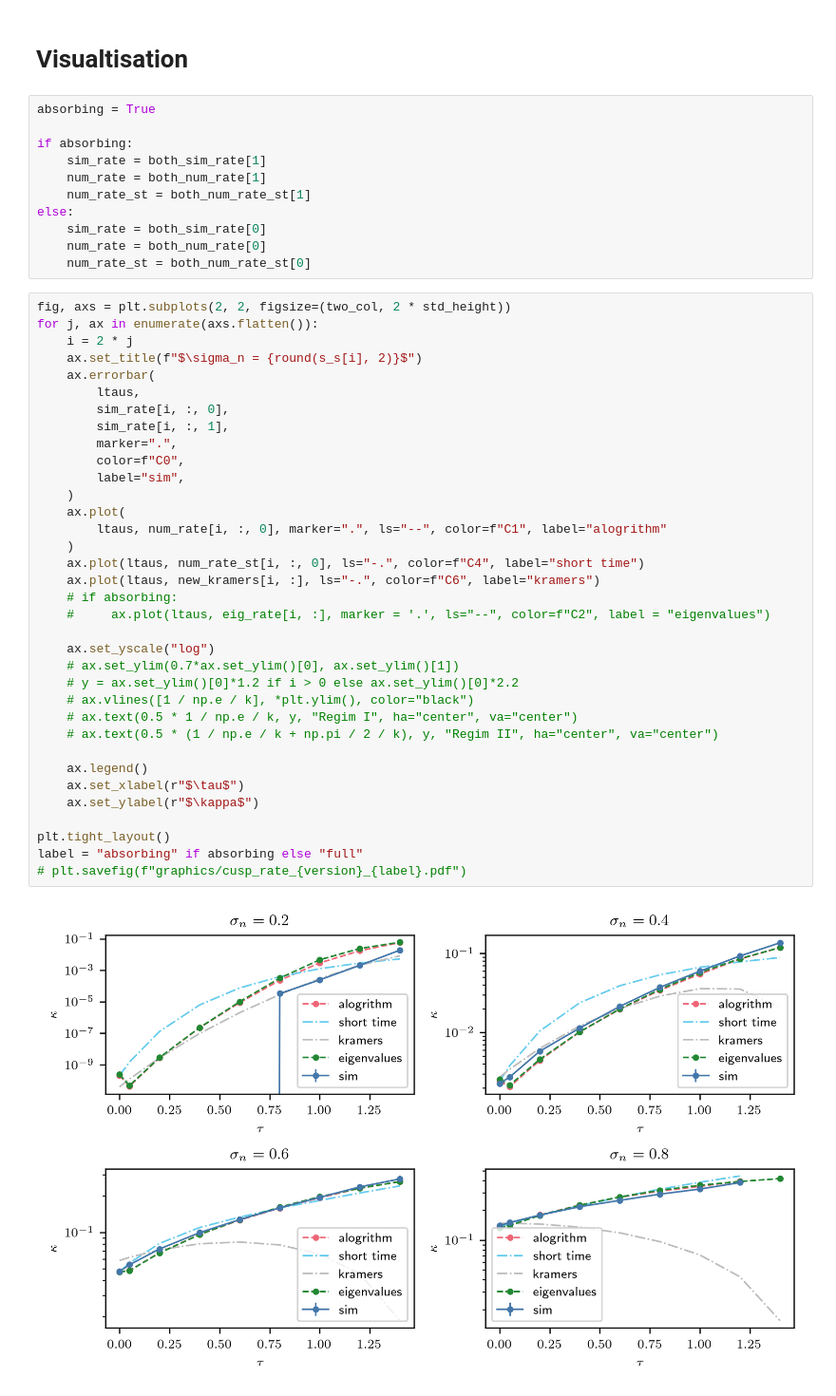
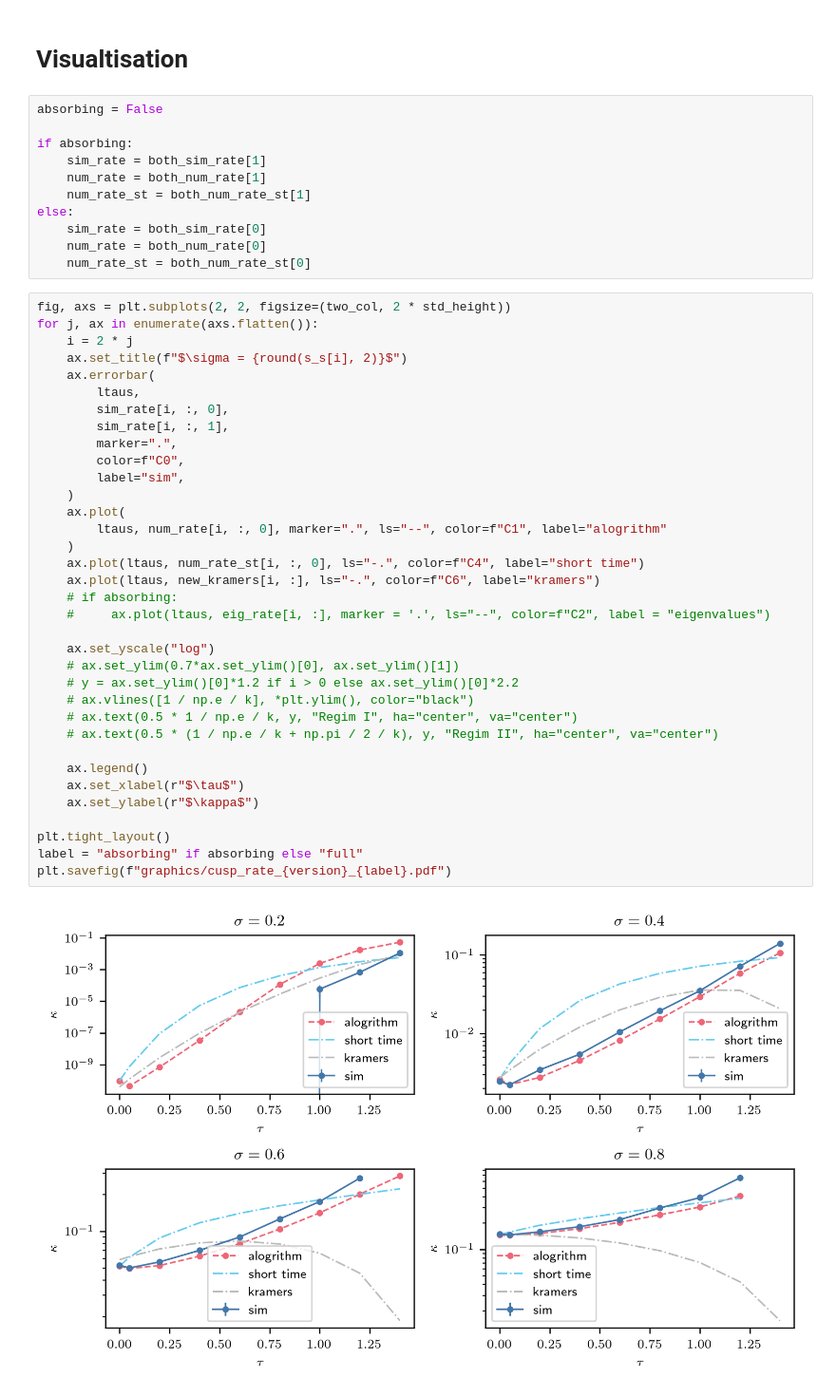
Before and after one commit to NilsToAn/overdampedDelayHarmonicOscillator, a Jupyter notebook: paper/cusp_rate.ipynb, the cells around one changed output. Shown at 95% size. Drawn from its saved outputs; the diff is of its cells as text.

Commit message:
some small graphics changes

```diff
--- a/paper/cusp_rate.ipynb
+++ b/paper/cusp_rate.ipynb
@@ -297,7 +300,7 @@ new_kramers = (
 # %% [markdown]
 # Visualtisation
 # %%
-absorbing = True
+absorbing = False
 
 if absorbing:
     sim_rate = both_sim_rate[1]
@@ -311,39 +314,39 @@ else:
 fig, axs = plt.subplots(2, 2, figsize=(two_col, 2 * std_height))
 for j, ax in enumerate(axs.flatten()):
     i = 2 * j
-    ax.set_title(f"$\sigma_n = {round(s_s[i], 2)}$")
+    ax.set_title(f"$\sigma = {round(s_s[i], 2)}$")
     ax.errorbar(
         ltaus,
         sim_rate[i, :, 0],
         sim_rate[i, :, 1],
         marker=".",
         color=f"C0",
         label="sim",
     )
     ax.plot(
         ltaus, num_rate[i, :, 0], marker=".", ls="--", color=f"C1", label="alogrithm"
     )
     ax.plot(ltaus, num_rate_st[i, :, 0], ls="-.", color=f"C4", label="short time")
     ax.plot(ltaus, new_kramers[i, :], ls="-.", color=f"C6", label="kramers")
     # if absorbing:
     #     ax.plot(ltaus, eig_rate[i, :], marker = '.', ls="--", color=f"C2", label = "eigenvalues")
 
     ax.set_yscale("log")
     # ax.set_ylim(0.7*ax.set_ylim()[0], ax.set_ylim()[1])
     # y = ax.set_ylim()[0]*1.2 if i > 0 else ax.set_ylim()[0]*2.2
     # ax.vlines([1 / np.e / k], *plt.ylim(), color="black")
     # ax.text(0.5 * 1 / np.e / k, y, "Regim I", ha="center", va="center")
     # ax.text(0.5 * (1 / np.e / k + np.pi / 2 / k), y, "Regim II", ha="center", va="center")
 
     ax.legend()
     ax.set_xlabel(r"$\tau$")
     ax.set_ylabel(r"$\kappa$")
 
 plt.tight_layout()
 label = "absorbing" if absorbing else "full"
-# plt.savefig(f"graphics/cusp_rate_{version}_{label}.pdf")
+plt.savefig(f"graphics/cusp_rate_{version}_{label}.pdf")
 # %% [output]
-[figure, old version]
+[figure, new version]
 # %%
 fig, axs = plt.subplots(2, 2, figsize=(two_col, 2 * std_height))
 for j, ax in enumerate(axs.flatten()):
```
Also changed, not shown: parts of 3 cells of this notebook, 14 other files.
